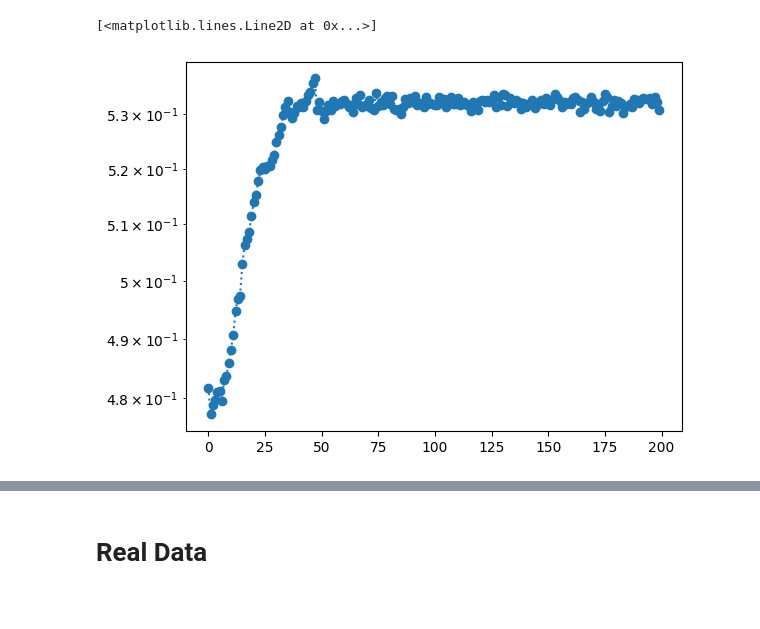
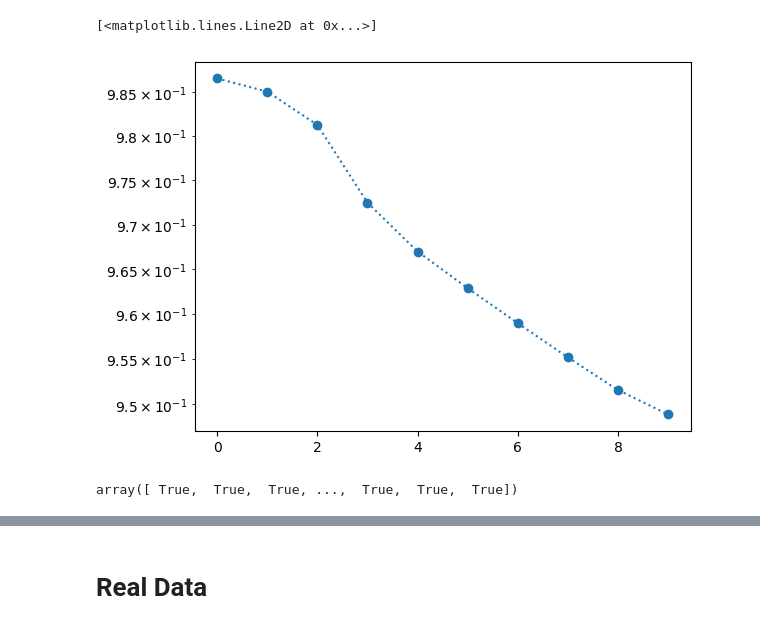
Before and after one commit to margueritetalamon/VI-MIG, a Jupyter notebook: log_reg.ipynb, the cells around one changed output, grey strips where cells are left out. Cells and saved outputs as stored; diff of their text form; code cells hidden in the pictures.

```diff
--- a/log_reg.ipynb
+++ b/log_reg.ipynb
@@ -113,27 +64,0 @@ plt.semilogy(np.array(vi.kls) +30)
-# %%
-
-grid_size = 100
-radius =  5
-center = mode
-x = np.linspace(center[0] - radius, center[0]+radius,  grid_size)
-y = np.linspace(center[1] - radius, center[1]+radius, grid_size)
-
-
-X, Y = np.meshgrid(x, y)
-pos = np.dstack((X, Y))
-pos = rearrange(pos, "h w d -> (h w) d")
-Z = target.model.unormalized_logpdf(pos)
-Z = np.exp(rearrange(Z, "(h w) -> h w", h = grid_size))
-
-fig, ax = plt.subplots()
-ax.contour(X, Y, Z/Z.sum(), levels=20, cmap="viridis", zorder=1,   \
-           extent=(X[0,0],X[0,-1],Y[0,0],Y[-1,0]))
-vi.vgmm.plot_circle(0, ax,bound = 8)
-
-fig, ax = plt.subplots()
-ax.contour(X, Y, Z/Z.sum(), levels=20, cmap="viridis", zorder=1,   \
-           extent=(X[0,0],X[0,-1],Y[0,0],Y[-1,0]))
-vi.vgmm.plot_circle(-1, ax,bound = 5)
-# ax = target.plot()
-# vi.vgmm.plot_circle(-1, ax,bound = 30)
-# # v.plot_circle(0, ax, bound=30)
@@ -189,14 +121,0 @@ array([[-1.89560455, -1.50744956],
-# %%
-bounds =  (-5, 10)
-x = np.linspace(-4, 1,  grid_size)
-y = np.linspace(-6, -1, grid_size)
-
-X, Y = np.meshgrid(x, y)
-pos = np.dstack((X, Y))
-pos = rearrange(pos, "h w d -> (h w) d")
-Z = vi.vgmm.prob(pos[:,None])
-Z = np.exp(rearrange(Z, "(h w) -> h w", h = grid_size))
-fig, ax = plt.subplots()
-ax.contour(X, Y, Z, levels=20, cmap="viridis", zorder=1,   \
-        extent=(X[0,0],X[0,-1],Y[0,0],Y[-1,0]))
-ax.set_aspect('equal')
@@ -245,30 +149,34 @@ plt.semilogy(number_of_good_y1, marker = "o", ls = "dotted")
 # %%
 import tqdm
 number_of_good_y0 = []
 new_x = np.random.multivariate_normal(target.model.mean0, target.model.cov, 10000)
 new_x = target.model.scaler.transform(new_x)
 B = 1000
 noise = np.random.randn(B, d)
 component_indices = np.random.choice(vi.vgmm.n_components, size=B, p=vi.vgmm.weights)
 
 
 for t  in tqdm.tqdm(range(0, vi.n_iterations, 100)):
 
 
 
     selected_means = vi.vgmm.optimized_means[t][component_indices]  # (B, d)
     selected_epsilons = vi.vgmm.optimized_epsilons[t][component_indices]  # (B, d, d)
     samples = selected_means +  (np.sqrt(selected_epsilons[:,None]) * noise)
 
     theta  = samples
-    y = (target.model.sigmoid(np.dot(new_x,theta.T)).mean(axis = -1) <= .5)*1
+    y = ((1 - target.model.sigmoid(np.dot(new_x,theta.T)).mean(axis = -1)) > 0.5)*1
     number_of_good_y0.append(y.mean())
 # plt.hist(y)
 # print("Proba y =  1", target.model.sigmoid(np.dot(new_x,theta.T)).mean() )
 plt.semilogy(number_of_good_y0, marker = "o", ls = "dotted")
 # %% [output]
 [<matplotlib.lines.Line2D at 0x...>]
-[figure, old version]
+[figure, new version]
+# %%
+(1 - target.model.sigmoid(np.dot(new_x,theta.T)).mean(axis = -1)) > 0.5
+# %% [output]
+array([ True,  True,  True, ...,  True,  True,  True])
 # %%
 plt.semilogy(number_of_good_y0, marker = "o", ls = "dotted", label = "0")
 plt.semilogy(number_of_good_y1, marker = "o", ls = "dotted", label = "1")
```
Also changed, not shown: parts of 21 cells of this notebook, 3 other files.
